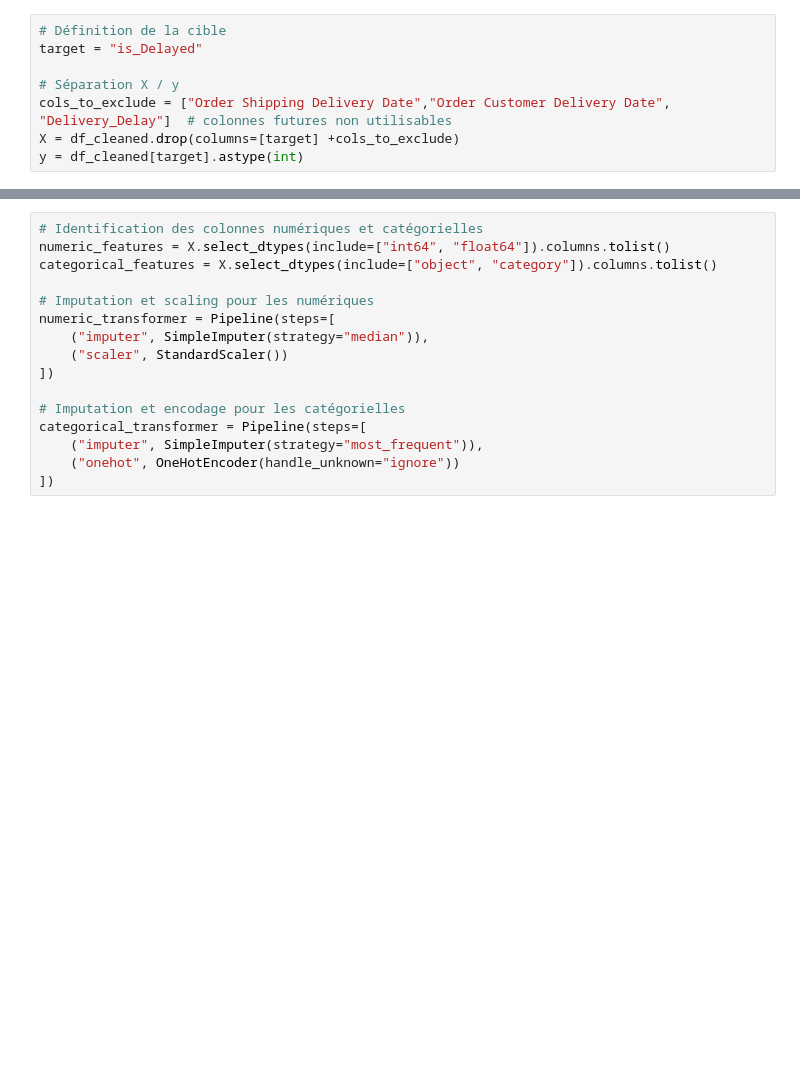
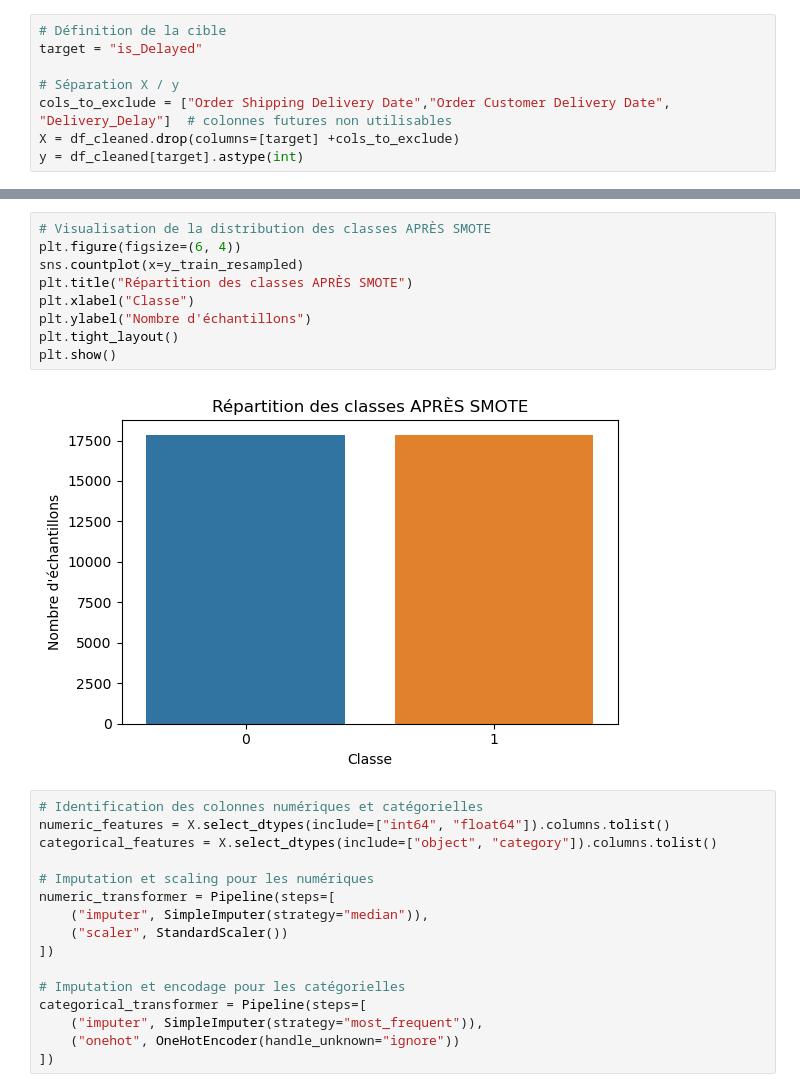
Before and after one commit to Alx74909/Projet-ATLAS, a Jupyter notebook: AtlasDS_with_ProcessingPipeline.ipynb, the cells around one changed output, grey strips where cells are left out. Cells and saved outputs as stored; diff of their text form; blank space fills up the shorter version.

```diff
--- a/AtlasDS_with_ProcessingPipeline.ipynb
+++ b/AtlasDS_with_ProcessingPipeline.ipynb
@@ -281,3 +354,14 @@ y = df_cleaned[target].astype(int)
+# %%
+# Visualisation de la distribution des classes APRÈS SMOTE
+plt.figure(figsize=(6, 4))
+sns.countplot(x=y_train_resampled)
+plt.title("Répartition des classes APRÈS SMOTE")
+plt.xlabel("Classe")
+plt.ylabel("Nombre d'échantillons")
+plt.tight_layout()
+plt.show()
+# %% [output]
+[figure, added]
 # %%
 # Identification des colonnes numériques et catégorielles
 numeric_features = X.select_dtypes(include=["int64", "float64"]).columns.tolist()
```
Also changed, not shown: parts of 6 cells of this notebook, 2 other files.
